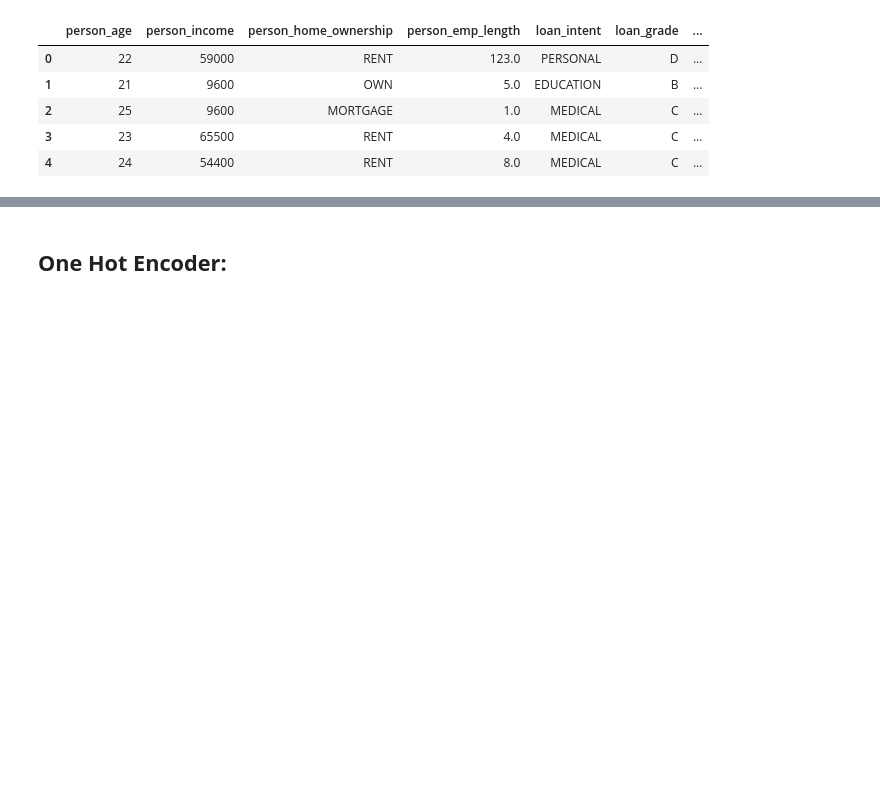
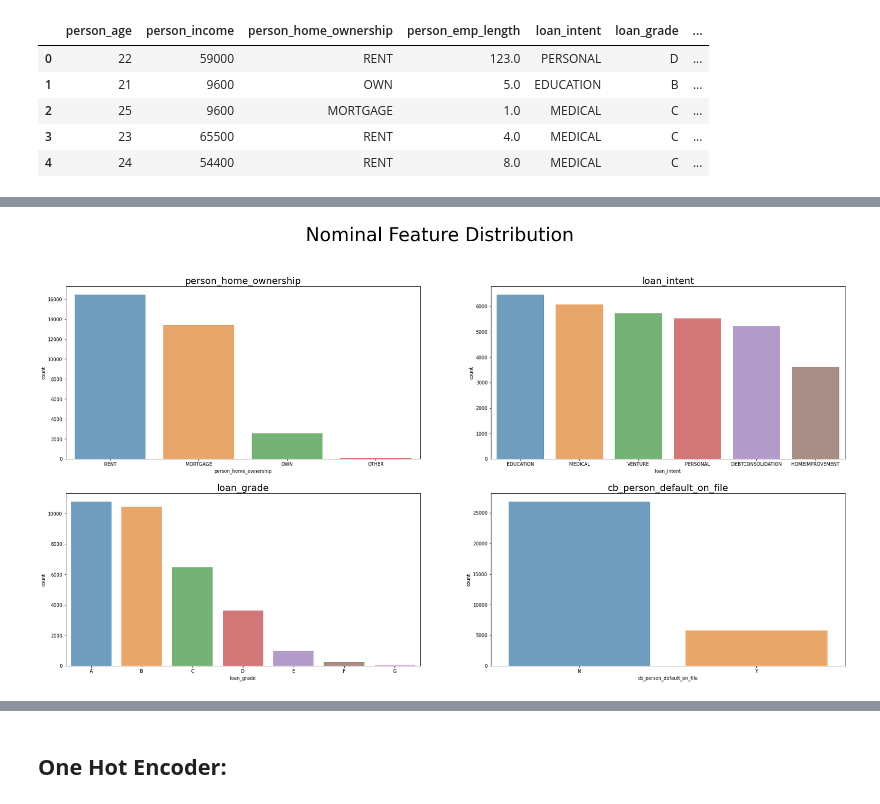
Before and after one commit to mehdy28/Credit_Scoring, a Jupyter notebook: Credit_Scoring.ipynb, the cells around one changed output, grey strips where cells are left out. Cells and saved outputs as stored; diff of their text form; code cells hidden in the pictures; blank space fills up the shorter version.

```diff
--- a/Credit_Scoring.ipynb
+++ b/Credit_Scoring.ipynb
@@ -93,0 +96,6 @@ data.head()
+# %%
+#Create a list of numeric culumns
+obj = ['object']
+obj_col = data.select_dtypes(include="object").columns.tolist()
+new = data[obj_col]
+new.head()
@@ -93,0 +114,14 @@ data.head()
+# %%
+fig, ax = plt.subplots(2,2, figsize=(30, 15))
+numeric = data.columns[data.dtypes == 'object']
+i = 0
+for col in numeric:
+    sns.countplot(col, data= new, ax=ax[i//2][i%2],
+                 order=new[col].value_counts().index,
+                 alpha=0.7)
+    ax[i//2][i%2].set_title(col, fontsize=20)
+    i+=1
+fig.suptitle("Nominal Feature Distribution ",fontsize=40, y=1)
+plt.show()
+# %% [output]
+[figure, added]
```
Also changed, not shown: parts of 25 cells of this notebook.
